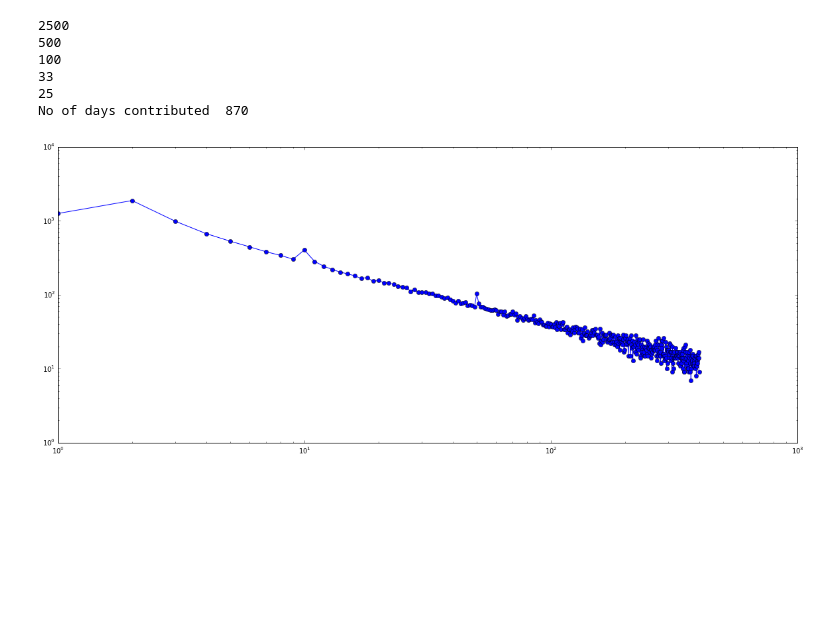
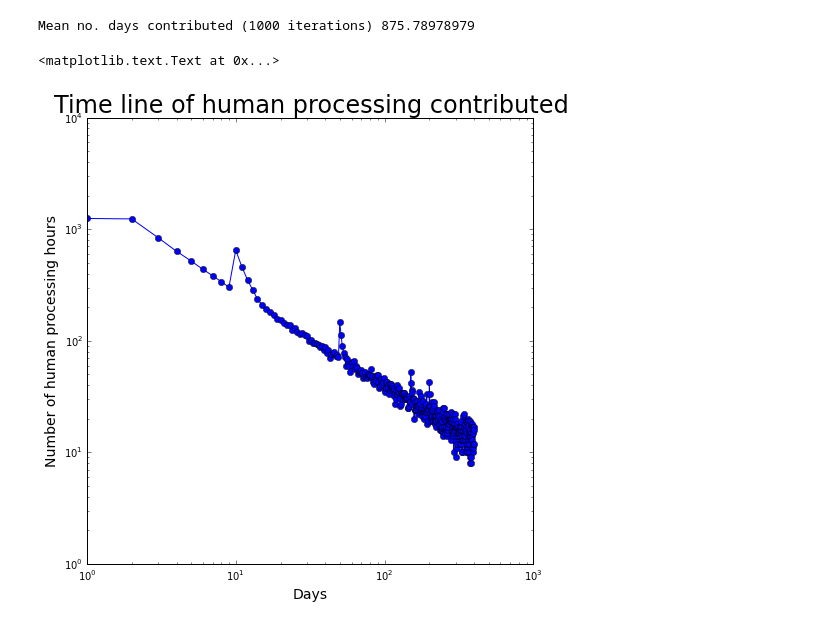
Before and after one commit to TeamMacLean/fraxinus_version1_data_analysis, a Jupyter notebook: fraxinus_visits_model/Players-nonplayers.ipynb, the cells around one changed output. Saved outputs shown, nothing was run; the diff lists cells and outputs as text; code cells hidden in the pictures; blank space fills up the shorter version.

Commit message:
pushes are increased to 3 times and increased the exponent to fast decay of new players after press release
Added 1000 iterations to generate the mean of days contributed

adjusted plot labels and image size

```diff
--- a/fraxinus_visits_model/Players-nonplayers.ipynb
+++ b/fraxinus_visits_model/Players-nonplayers.ipynb
@@ -8,46 +8,50 @@ from scipy.integrate import simps
 def dailyvisits(days, press):
     push = 0
     visits = []
     start = 5000
     for i in days:
-
         # Press release brings additional new players
         # But the addtional players are inverse to time since the release
         # Has reached the maximum interested people or loss of novelty??
         if i in press:
-            push = start/i
-            print push
+            push = start*3/i
+            #print push
 
         np = random.normalvariate(start*math.pow(i,-1.303), 4.0) + push # new players
         rp = 0
         if i > 1:
             rp = random.normalvariate((start/4)*math.pow(i,-0.764), 3.0)  # returning players
         v = int(round((np*15) + (rp*60))) # 15 minutes per new players and 60 minutes per returning player
         visits.append(v/60)
 
-        push = (push/3)*math.exp(-0.364)
+        push = push*math.exp(-0.6)
         if push < 0:
             push = 0
     return visits
 
 days=range(1,400)
-press=[2,10,50,150,200]
+press=[10,50,150,200]
 #press=[]
-visits = dailyvisits(days, press)
 
-total = sum(visits)/24
-print "No of days contributed\t", total
+collection = []
+number=range(1,1000)
+for j in number:
+    visits = dailyvisits(days, press)
+    total = sum(visits)/24
+    # print "No of days contributed\t", total
+    collection.append(total)
+
+print "Mean no. days contributed (1000 iterations)", average(collection)
 
 import matplotlib.pyplot as plt
-fig, axes = plt.subplots(1, 1, figsize=(20, 8))
+fig, axes = plt.subplots(1, 1, figsize=(8, 8))
 plt.plot(days, visits, "-o")
 plt.yscale('log')
 plt.xscale('log')
+plt.xlabel('Days', fontsize=14)
+plt.ylabel('Number of human processing hours', fontsize=14)
+plt.title('Time line of human processing contributed', fontsize=24)
 # %% [output]
-2500
-500
-100
-33
-25
-No of days contributed  870
+Mean no. days contributed (1000 iterations) 875.78978979
+<matplotlib.text.Text at 0x...>
-[figure, old version]
+[figure, new version]
```
